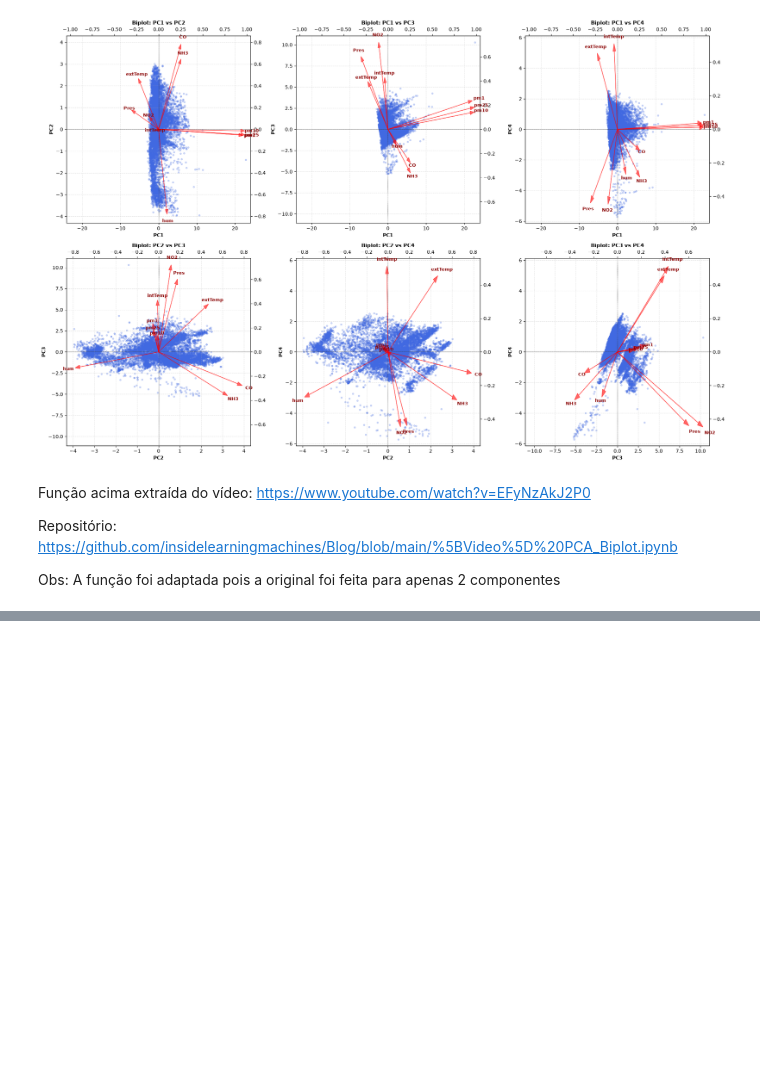
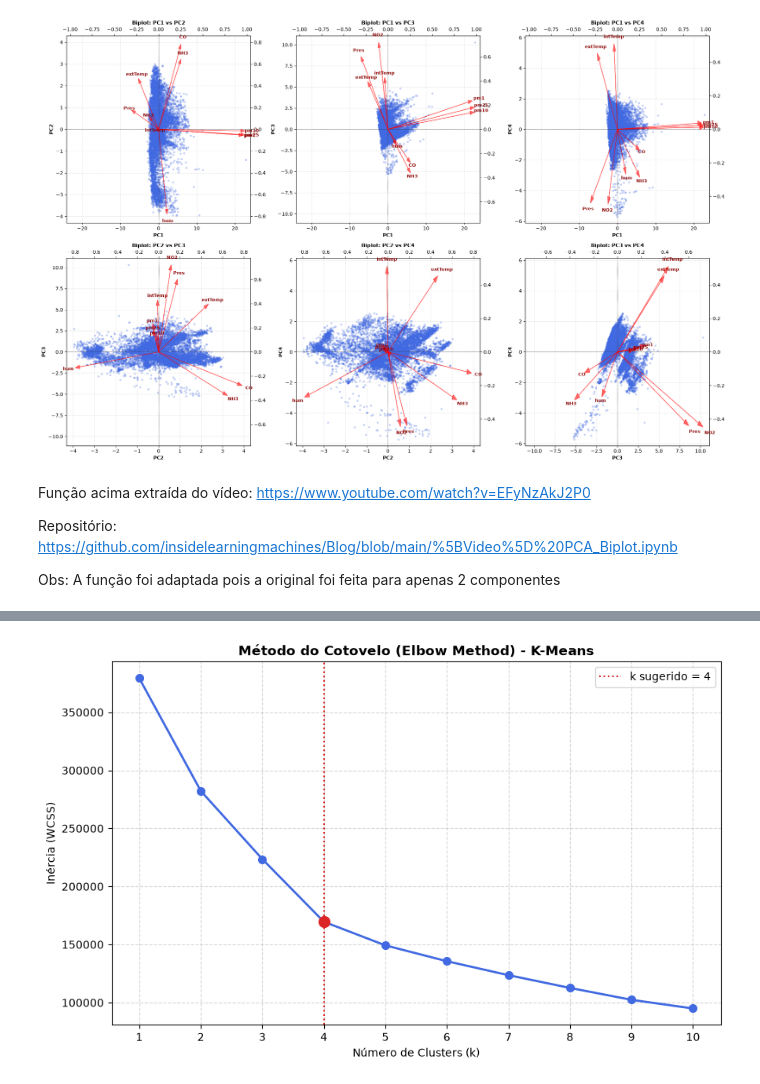
Before and after one commit to guilherme-hermano/PCA-AR, a Jupyter notebook: main_notebook.ipynb, the cells around one changed output, grey strips where cells are left out. Cells and saved outputs as stored; diff of their text form; code cells hidden in the pictures; blank space fills up the shorter version.

Commit message:
kmeans aplication

```diff
--- a/main_notebook.ipynb
+++ b/main_notebook.ipynb
@@ -524,0 +536,32 @@ Obs: A função foi adaptada pois a original foi feita para apenas 2 componentes
+# %%
+# Método do Cotovelo (Elbow Method) para determinação do k ótimo
+from sklearn.cluster import KMeans
+
+np.random.seed(42)
+# Amostragem para cálculo rápido da inércia com grandes volumes
+sample_size = min(50000, len(X_pca_final))
+sample_idx = np.random.choice(len(X_pca_final), size=sample_size, replace=False)
+X_sample_kmeans = X_pca_final[sample_idx]
+
+wcss = []
+k_range = range(1, 11)
+
+for k in k_range:
+    kmeans_temp = KMeans(n_clusters=k, random_state=42, n_init=10)
+    kmeans_temp.fit(X_sample_kmeans)
+    wcss.append(kmeans_temp.inertia_)
+
+# Plotagem da curva do cotovelo com destaque em k = 4
+plt.figure(figsize=(10, 6))
+plt.plot(k_range, wcss, marker='o', color='royalblue', linewidth=2, markersize=7)
+plt.axvline(4, color='#dc2626', linestyle=':', linewidth=1.5, label='k sugerido = 4')
+plt.scatter([4], [wcss[3]], color='#dc2626', s=100, zorder=5)
+plt.title('Método do Cotovelo (Elbow Method) - K-Means', fontsize=12, weight='bold')
+plt.xlabel('Número de Clusters (k)', fontsize=10)
+plt.ylabel('Inércia (WCSS)', fontsize=10)
+plt.xticks(k_range)
+plt.legend(fontsize=10)
+plt.grid(True, linestyle='--', alpha=0.5)
+plt.show()
+# %% [output]
+[figure, added]
```
Also changed, not shown: parts of 5 cells of this notebook, 3 other files.
